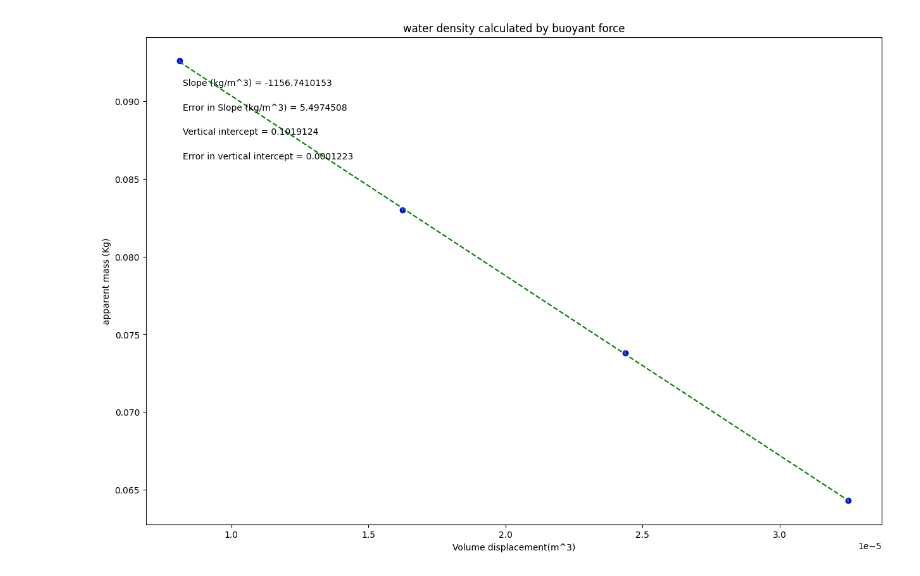
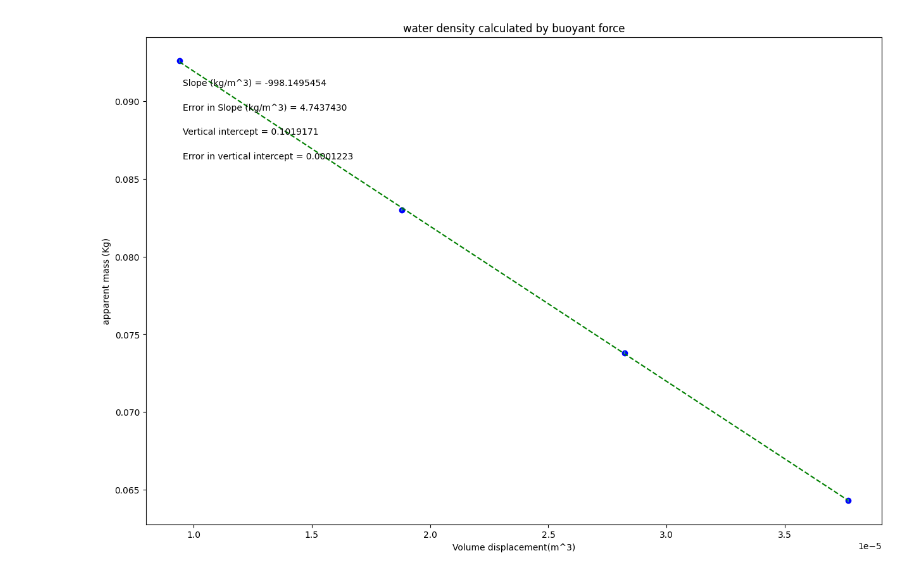
Before and after one commit to caitlinn27/PHYSX-221-lab, a Jupyter notebook: Buoyant force.ipynb, the cells around one changed output. Drawn from its saved outputs; the diff is of its cells as text; code cells hidden in the pictures.

```diff
--- a/Buoyant force.ipynb
+++ b/Buoyant force.ipynb
@@ -19,7 +19,7 @@ import matplotlib.pyplot as plt
 #variable names should start with a letter and must contain only letters, numbers, and underscores
 
 
-xvariable_changeme = np.array([8.10675E-06,1.62352E-05,2.43636E-05,3.25137E-05])
+xvariable_changeme = np.array([9.40097E-06,1.88175E-05,2.82389E-05,3.76853E-05])
 
 yvariable_changeme = np.array([0.0926,0.0830,0.0738,0.0643])
 
@@ -91,31 +91,31 @@ elif annotation_placement==3 or annotation_placement==4:
 #Don't need to change anything in this section!
 
 #Plot data on graph. Plot error bars and place values for slope,
 #error in slope, and vertical intercept (plus error) on the plot using "annotate"
 
 plt.figure(figsize=(15,10))
 
 plt.plot(x, fit, color='green', linestyle='--')
 plt.scatter(x, y, color='blue', marker='o')
 
 plt.xlabel(x_label)
 plt.ylabel(y_label)
 plt.title(plot_title)
 
 plt.errorbar(x, y, yerr=dy, xerr=None, fmt="none") #don't need to plot x error bars
 
 plt.annotate('Slope ({}) = {value:.{digits}f}'.format(slope_units,value=m, digits=7),
              (xpos , ypos[0]), xycoords='axes fraction')
 
 plt.annotate('Error in Slope ({}) = {value:.{digits}f}'.format(slope_units,value=dm, digits=7),
              (xpos, ypos[1]), xycoords='axes fraction')
 
 plt.annotate('Vertical intercept = {value:.{digits}f}'.format(value=b, digits=7),
              (xpos, ypos[2]), xycoords='axes fraction')
 
 plt.annotate('Error in vertical intercept = {value:.{digits}f}'.format(value=db, digits=7),
              (xpos, ypos[3]), xycoords='axes fraction')
 
 plt.show()
 # %% [output]
-[figure, old version]
+[figure, new version]
```
